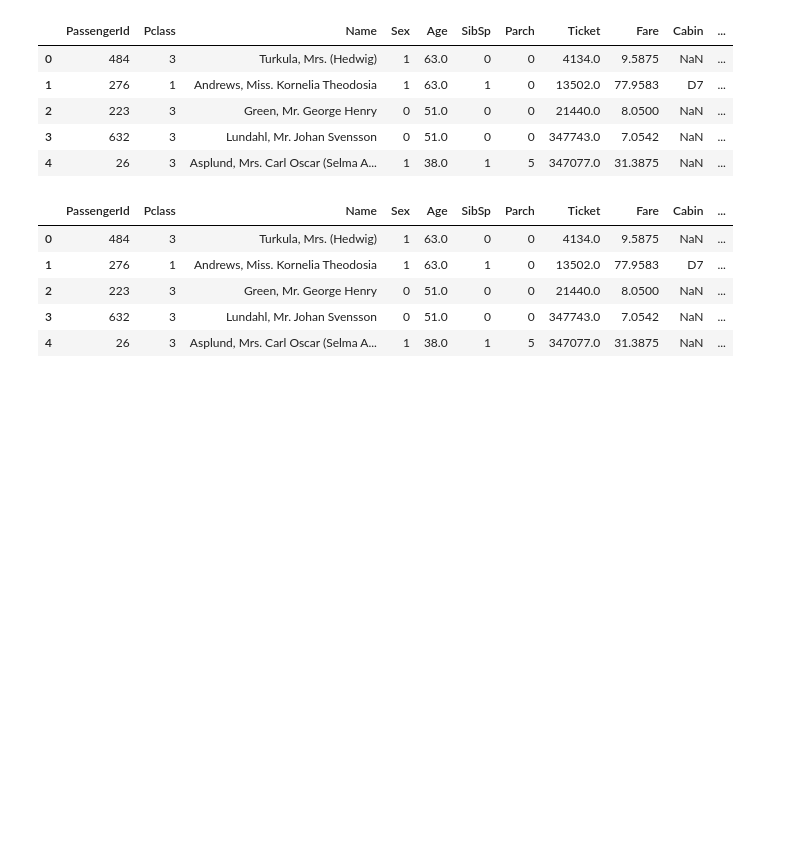
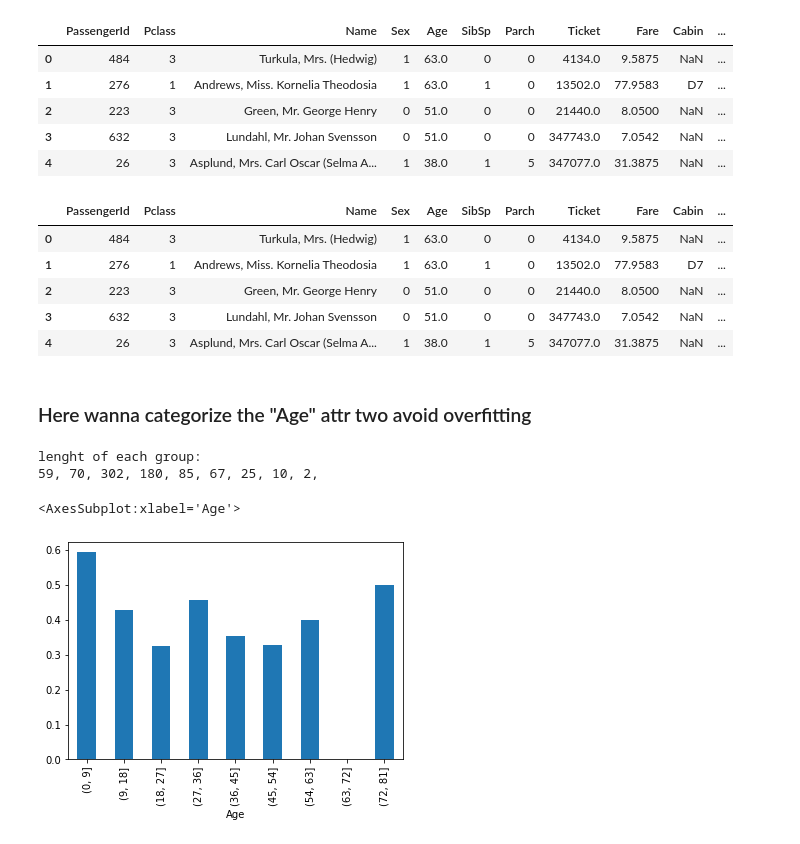
Before and after one commit to nahbos/Machine-Learning, a Jupyter notebook: ID3-Titanic.ipynb, the cells around one changed output. Drawn from its saved outputs; the diff is of its cells as text; code cells hidden in the pictures; blank space fills up the shorter version.

```diff
--- a/ID3-Titanic.ipynb
+++ b/ID3-Titanic.ipynb
@@ -247,3 +247,19 @@ train.head()
 | 2 | 223 | 3 | Green, Mr. George Henry | 0 | 51.0 | 0 | 0 | 21440.0 | 8.0500 | NaN | ... |
 | 3 | 632 | 3 | Lundahl, Mr. Johan Svensson | 0 | 51.0 | 0 | 0 | 347743.0 | 7.0542 | NaN | ... |
 | 4 | 26 | 3 | Asplund, Mrs. Carl Oscar (Selma A... | 1 | 38.0 | 1 | 5 | 347077.0 | 31.3875 | NaN | ... |
+# %% [markdown]
+### Here wanna categorize the "Age" attr two avoid overfitting
+# %%
+age_range = pd.cut(train["Age"], np.arange(0, 90, 9))
+age_grps = train.groupby(age_range)
+print("lenght of each group: ")
+for grp, pdf in age_grps:
+    print(len(pdf['Age'].tolist()), end=', ')
+
+age_grps = age_grps.mean()
+age_grps['Survived'].plot.bar()
+# %% [output]
+lenght of each group:
+59, 70, 302, 180, 85, 67, 25, 10, 2,
+<AxesSubplot:xlabel='Age'>
+[figure, added]
```
Also changed, not shown: parts of 7 cells of this notebook.
